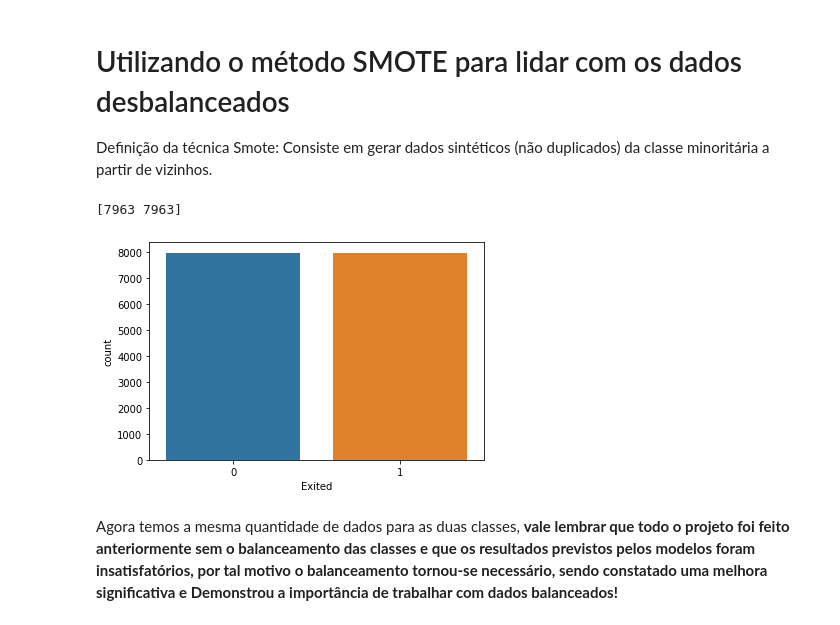
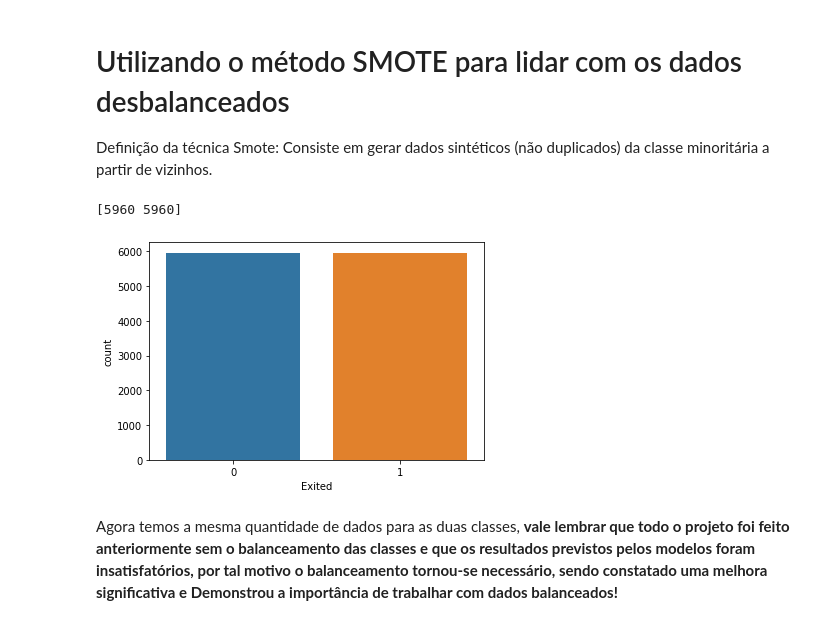
Before and after one commit to NatanXimenes/Prevendo-o-Churn-Evasao-de-clientes-, a Jupyter notebook: Churn.ipynb, the cells around one changed output. Drawn from its saved outputs; the diff is of its cells as text; code cells hidden in the pictures.

```diff
--- a/Churn.ipynb
+++ b/Churn.ipynb
@@ -245,13 +249,13 @@ Definição da técnica Smote: Consiste em gerar dados sintéticos (não duplica
 # %%
 from imblearn.over_sampling import SMOTE
 smt = SMOTE()
-# %%
-X, y = smt.fit_resample(X, y)
+# %%
+X_train, y_train = smt.fit_resample(X_train, y_train)
 # %%
-print(np.bincount(y))
-ax = sns.countplot(x=y)
+print(np.bincount(y_train))
+ax = sns.countplot(x=y_train)
 # %% [output]
-[7963 7963]
+[5960 5960]
-[figure, old version]
+[figure, new version]
 # %% [markdown]
 Agora temos a mesma quantidade de dados para as duas classes, **vale lembrar que todo o projeto foi feito anteriormente sem o balanceamento das classes e que os resultados previstos pelos modelos foram insatisfatórios, por tal motivo o balanceamento tornou-se necessário, sendo constatado uma melhora significativa e Demonstrou a importância de trabalhar com dados balanceados!**
```
Also changed, not shown: parts of 16 cells of this notebook.
